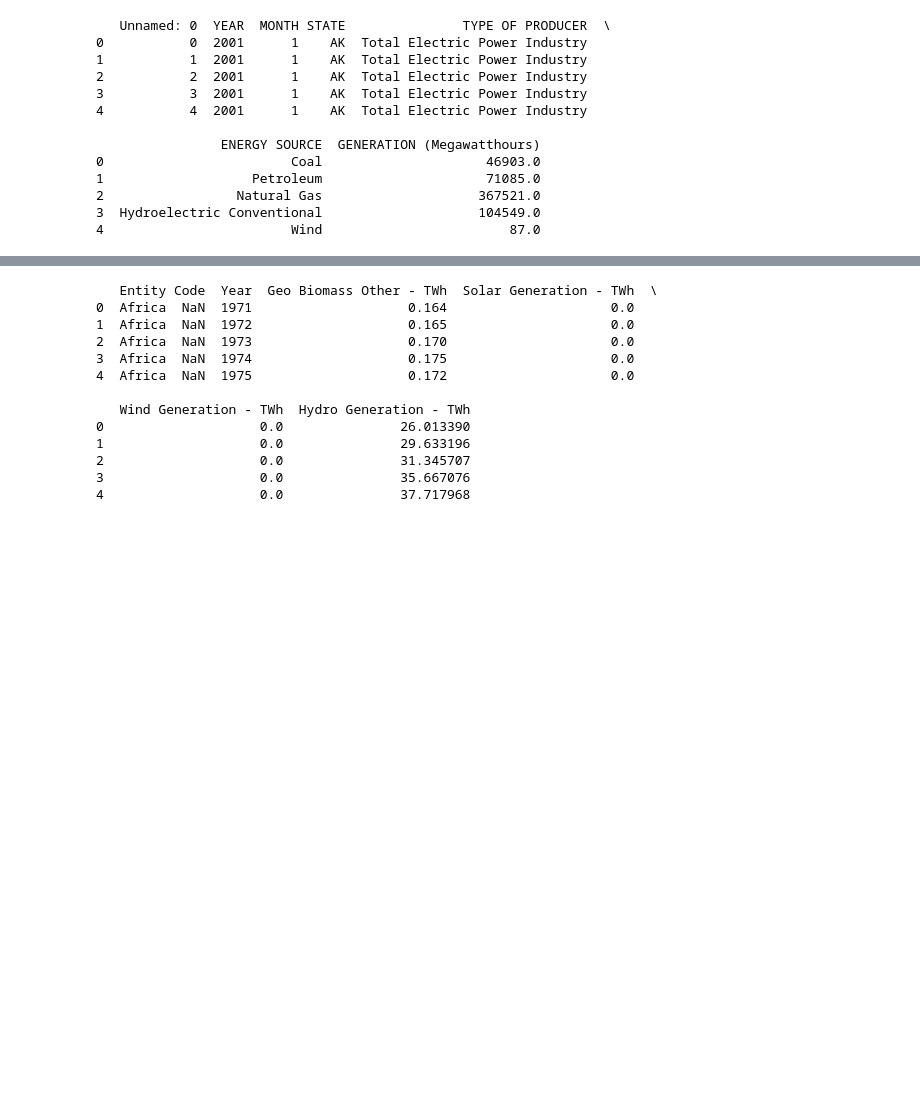
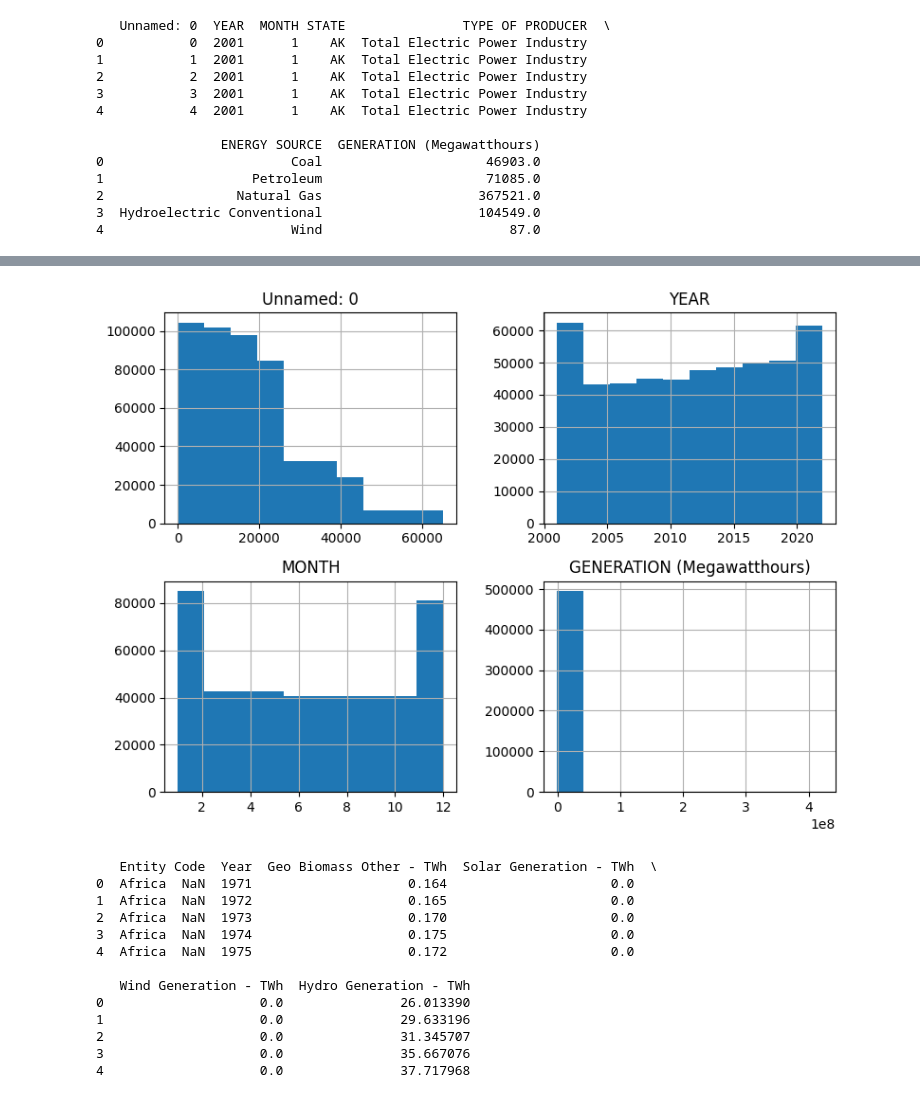
Before and after one commit to ericmach/DX699_HW2, a Jupyter notebook: Week2.ipynb, the cells around one changed output, grey strips where cells are left out. Drawn from its saved outputs; the diff is of its cells as text; code cells hidden in the pictures; blank space fills up the shorter version.

```diff
--- a/Week2.ipynb
+++ b/Week2.ipynb
@@ -100,3 +252,9 @@ print(us_data.head())
+# %%
+us_data.hist(figsize=(8, 6), bins=10)
+plt.tight_layout()
+plt.show()
+# %% [output]
+[figure, added]
 # %%
 file_path_2 = '02 modern-renewable-energy-consumption.csv'
 
```
Also changed, not shown: parts of 19 cells of this notebook.
